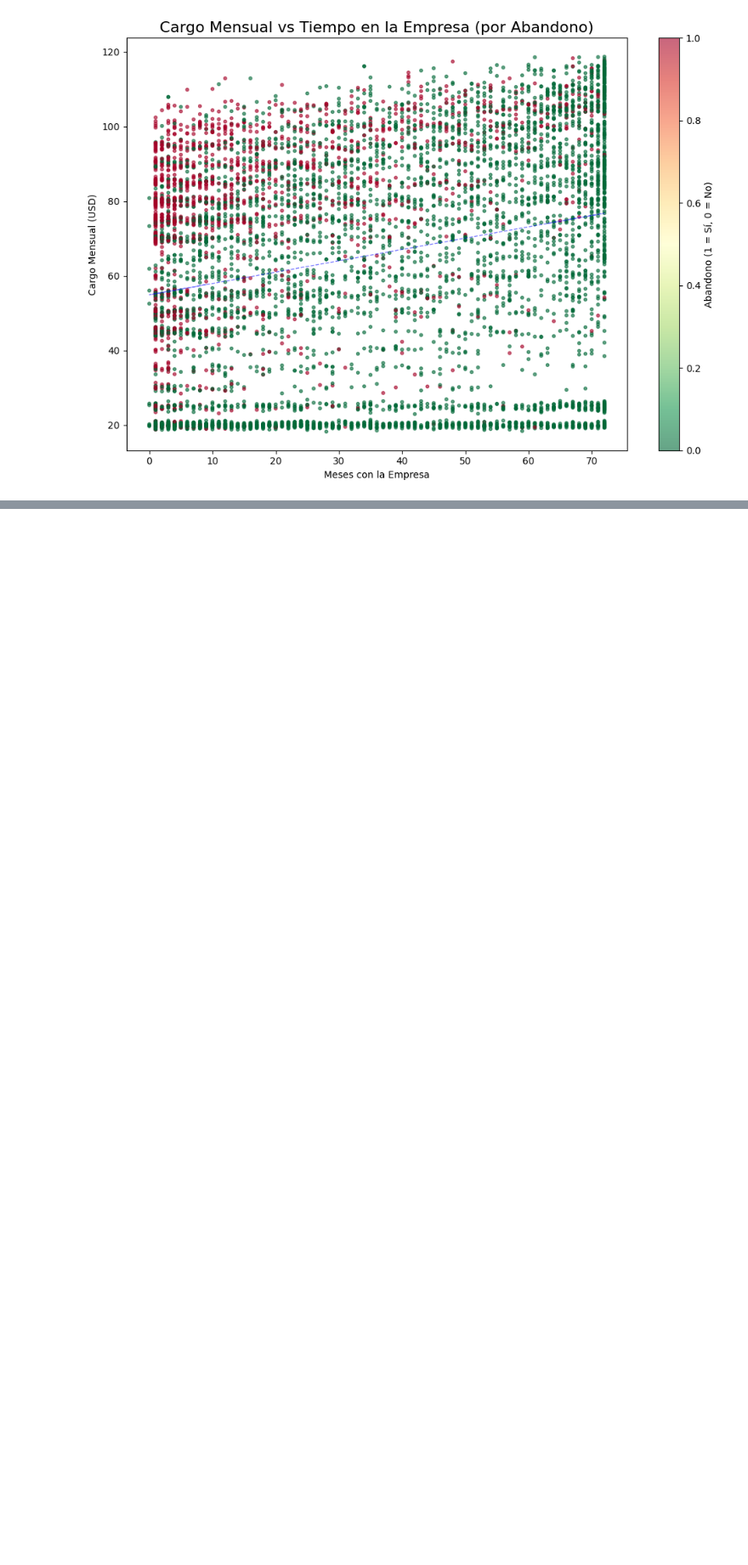
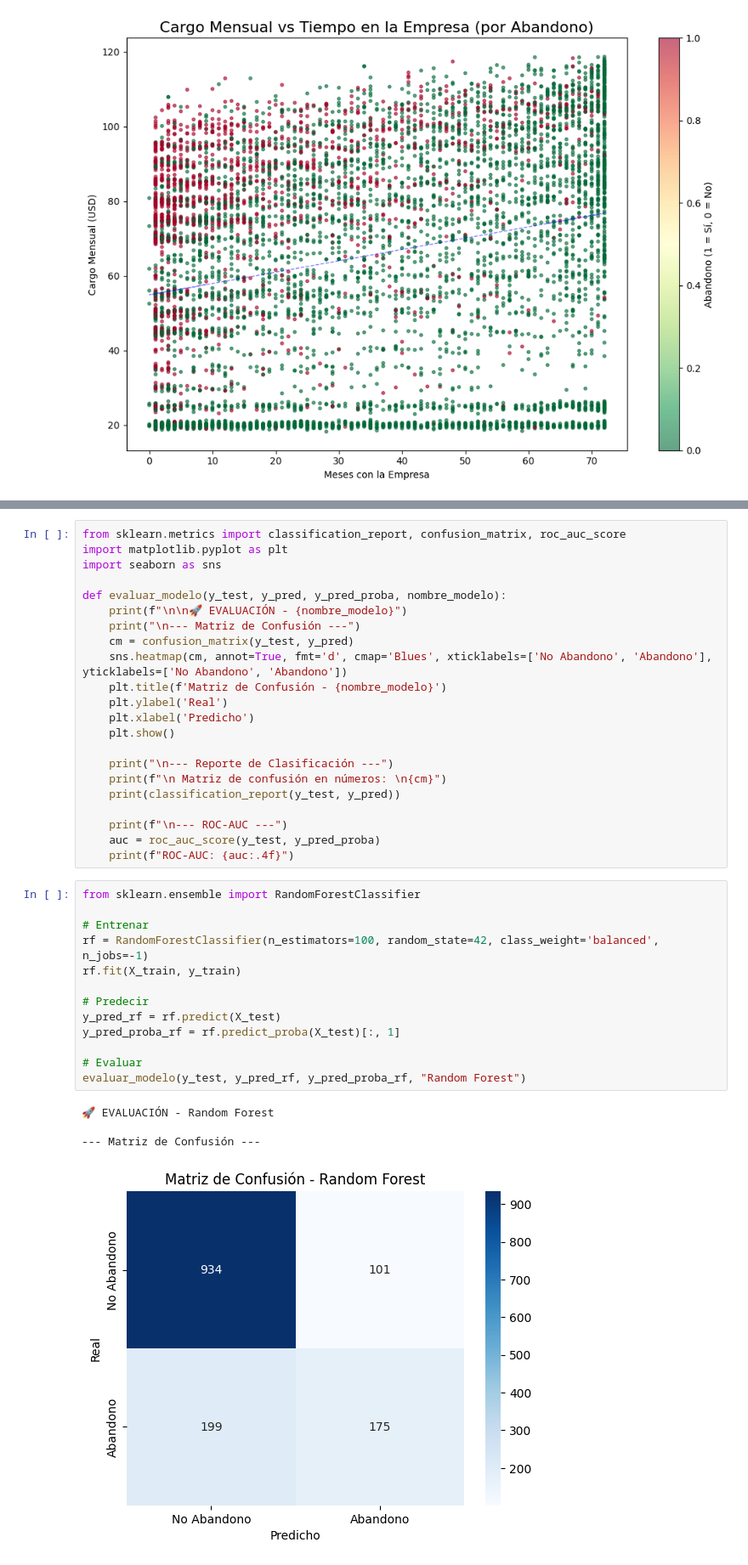
Before and after one commit to AenimaLabs/TelecomX2, a Jupyter notebook: TelecomX2.ipynb, the cells around one changed output, grey strips where cells are left out. Shown at 85% size. Cells and saved outputs as stored; diff of their text form; blank space fills up the shorter version.

```diff
--- a/TelecomX2.ipynb
+++ b/TelecomX2.ipynb
@@ -472,0 +578,40 @@ plt.show()
+# %%
+from sklearn.metrics import classification_report, confusion_matrix, roc_auc_score
+import matplotlib.pyplot as plt
+import seaborn as sns
+
+def evaluar_modelo(y_test, y_pred, y_pred_proba, nombre_modelo):
+    print(f"\n\n🚀 EVALUACIÓN - {nombre_modelo}")
+    print("\n--- Matriz de Confusión ---")
+    cm = confusion_matrix(y_test, y_pred)
+    sns.heatmap(cm, annot=True, fmt='d', cmap='Blues', xticklabels=['No Abandono', 'Abandono'], yticklabels=['No Abandono', 'Abandono'])
+    plt.title(f'Matriz de Confusión - {nombre_modelo}')
+    plt.ylabel('Real')
+    plt.xlabel('Predicho')
+    plt.show()
+
+    print("\n--- Reporte de Clasificación ---")
+    print(f"\n Matriz de confusión en números: \n{cm}")
+    print(classification_report(y_test, y_pred))
+
+    print(f"\n--- ROC-AUC ---")
+    auc = roc_auc_score(y_test, y_pred_proba)
+    print(f"ROC-AUC: {auc:.4f}")
+# %%
+from sklearn.ensemble import RandomForestClassifier
+
+# Entrenar
+rf = RandomForestClassifier(n_estimators=100, random_state=42, class_weight='balanced', n_jobs=-1)
+rf.fit(X_train, y_train)
+
+# Predecir
+y_pred_rf = rf.predict(X_test)
+y_pred_proba_rf = rf.predict_proba(X_test)[:, 1]
+
+# Evaluar
+evaluar_modelo(y_test, y_pred_rf, y_pred_proba_rf, "Random Forest")
+# %% [output]
+🚀 EVALUACIÓN - Random Forest
+
+--- Matriz de Confusión ---
+[figure, added]
```
Also changed, not shown: parts of 11 cells of this notebook.
